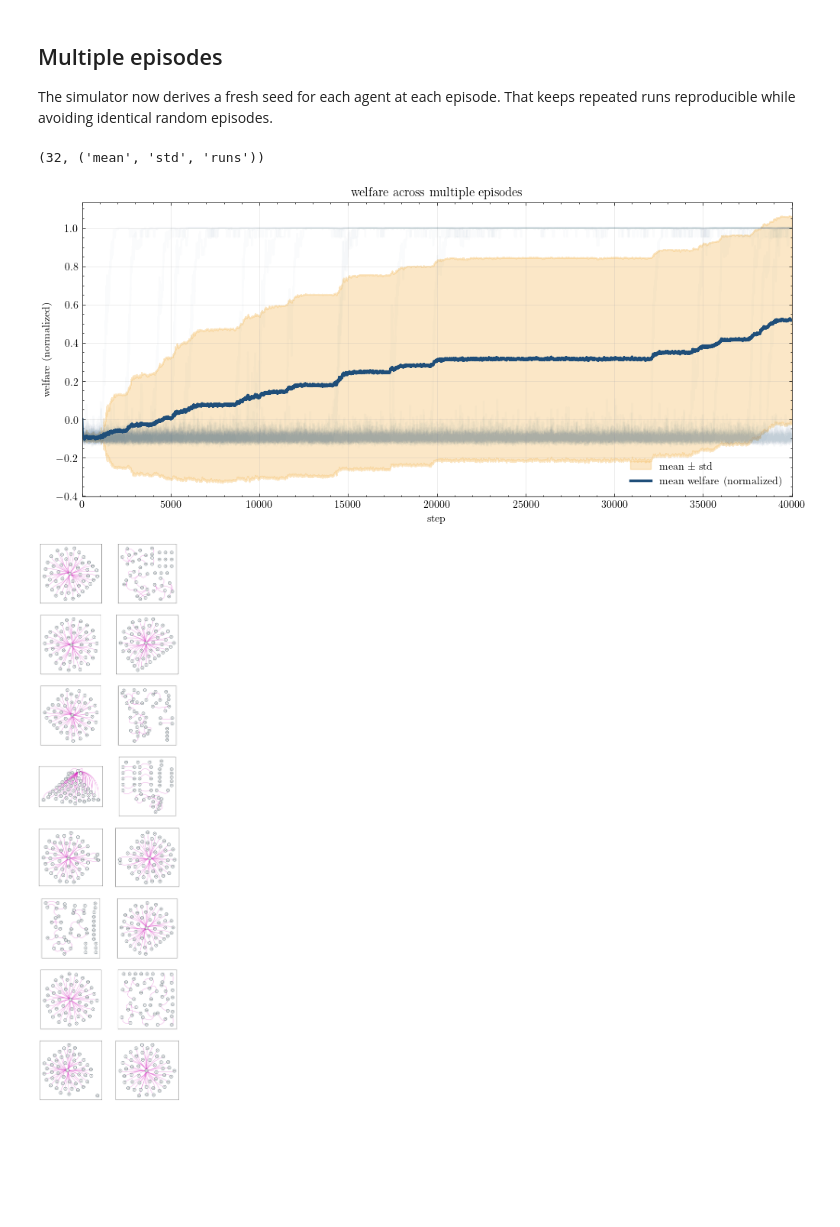
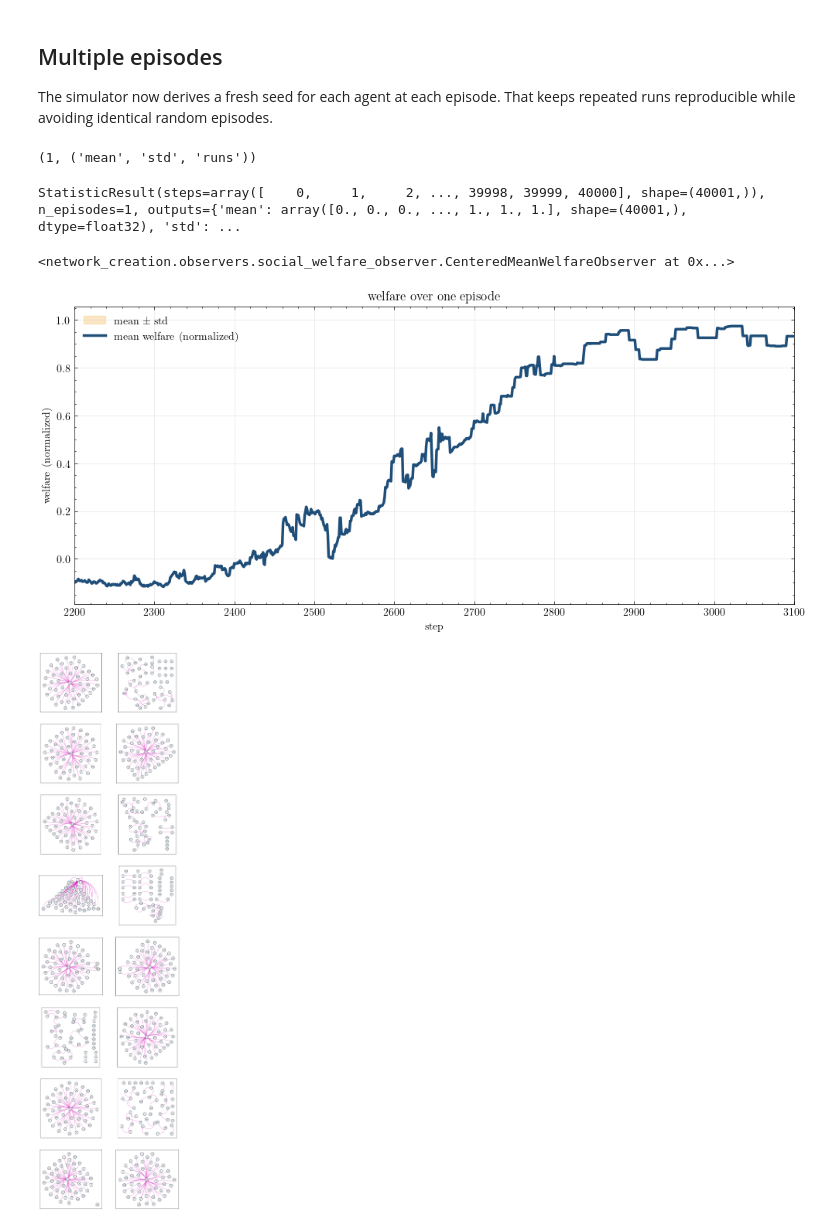
Before and after one commit to hdahmou/Network_creation, a Jupyter notebook: notebooks/simulation_examples.ipynb, the cells around one changed output. Drawn from its saved outputs; the diff is of its cells as text; code cells hidden in the pictures; blank space fills up the shorter version.

```diff
--- a/notebooks/simulation_examples.ipynb
+++ b/notebooks/simulation_examples.ipynb
@@ -178,19 +178,28 @@ multi_simulator = Simulator(
     ),
 )
 
-multi_simulator.run(n_episodes=32, reset_observers=True)
+multi_simulator.run(n_episodes=1, reset_observers=True)
 multi_welfare_result = multi_wellfare_observer.get()
 state_history_result = state_history_observer.get()
 
 multi_welfare_result.n_episodes, tuple(multi_welfare_result.outputs)
 # %% [output]
-(32, ('mean', 'std', 'runs'))
+(1, ('mean', 'std', 'runs'))
+# %%
+central_point_of_dominance_observer.get()
+# %% [output]
+StatisticResult(steps=array([    0,     1,     2, ..., 39998, 39999, 40000], shape=(40001,)), n_episodes=1, outputs={'mean': array([0., 0., 0., ..., 1., 1., 1.], shape=(40001,), dtype=float32), 'std': ...
+# %%
+multi_wellfare_observer
+# %% [output]
+<network_creation.observers.social_welfare_observer.CenteredMeanWelfareObserver at 0x...>
 # %%
 figure, axis = plt.subplots(figsize=(12, 5))
-plot_episode_series_observer(observer=multi_wellfare_observer, ax=axis, show_runs=True)
+ax = plot_episode_series_observer(observer=multi_wellfare_observer, ax=axis, show_runs=False)
+ax.set_xlim(2200, 3100)
 plt.show()
 # %% [output]
-[figure, old version]
+[figure, new version]
 # %%
 nb_subplots = 16
 graphs = [
```
Also changed, not shown: 57 other files.
